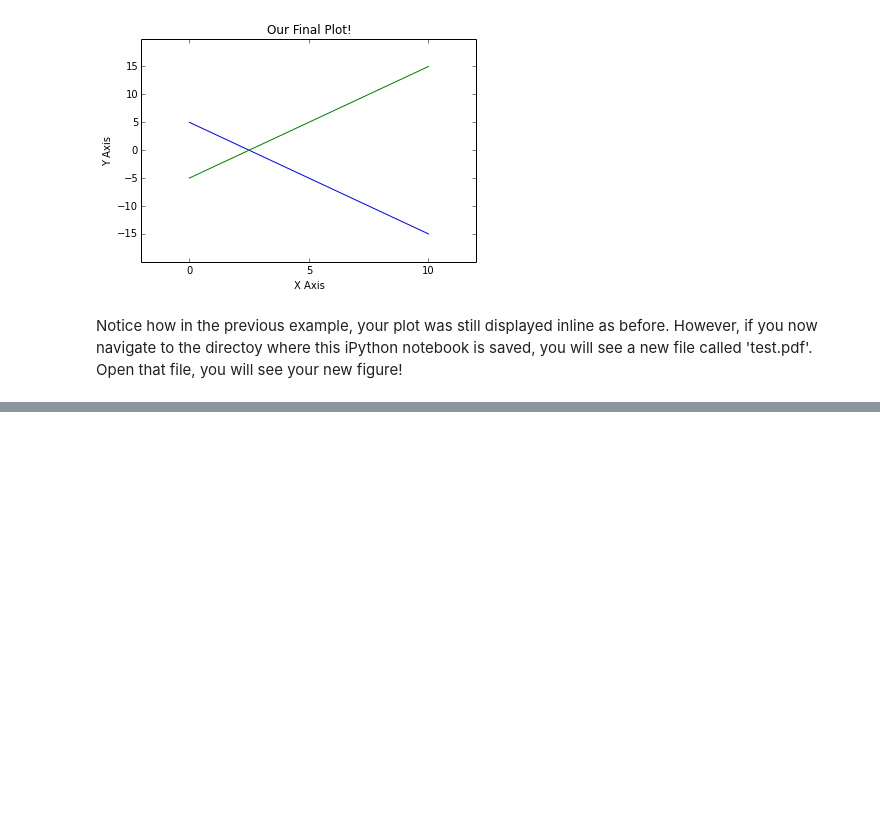
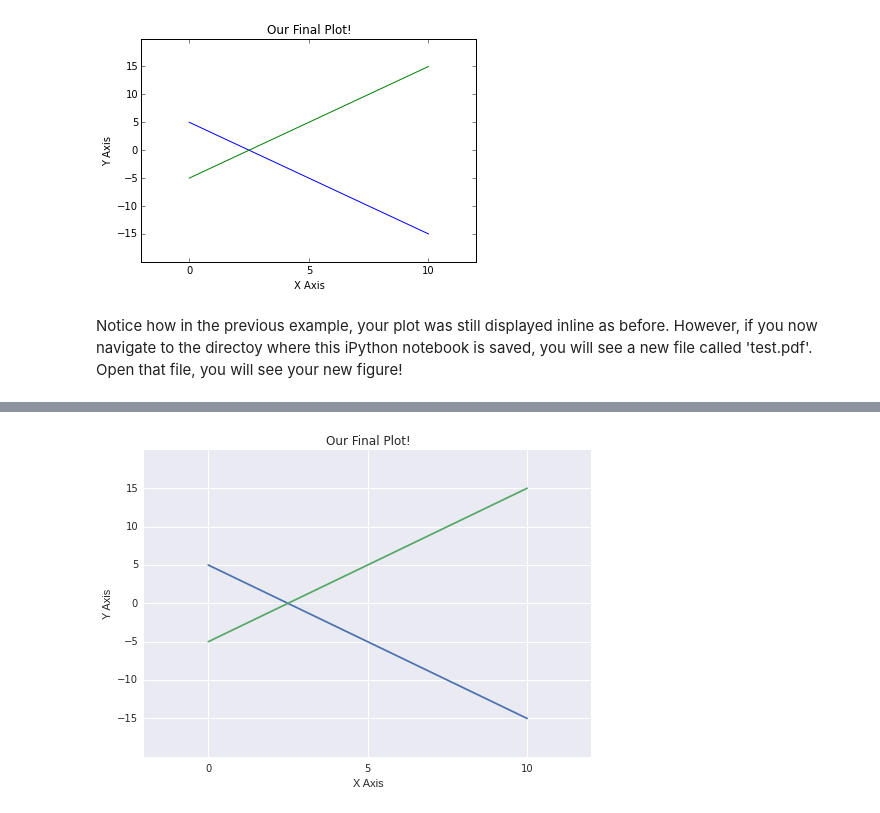
Before and after one commit to lcdm-uiuc/info490-fa15, a Jupyter notebook: Week7/notebooks/info490w7l2.ipynb, the cells around one changed output, grey strips where cells are left out. Drawn from its saved outputs; the diff is of its cells as text; code cells hidden in the pictures; blank space fills up the shorter version.

```diff
--- a/Week7/notebooks/info490w7l2.ipynb
+++ b/Week7/notebooks/info490w7l2.ipynb
@@ -282,0 +321,50 @@ Notice how in the previous example, your plot was still displayed inline as befo
+# %%
+# Start using the Seaborn library. Note that this will remain in effect in your
+# IPython Notebook until the Kernel is restarted or you issue an reset() call.
+
+import seaborn as sns
+
+sns.set()
+# %%
+# Repeat this plot, but now with Seaborn default style
+
+# First we need to import matplotlib and numpy
+import matplotlib.pyplot as plt
+import numpy as np
+
+# Now we create our figure and axes for the plot we will make.
+fig, ax = plt.subplots()
+
+# Now we generate something to plot. In this case, we will plot a straight line.
+# You can change the constants: m and b, in the equation below to get a different plot.
+
+m = -2
+b = 5
+x1 = np.linspace(0,10)
+y1 = m * x1 + b
+
+x2 = x1
+y2 = -1 * y1
+
+# we can either plot each set of data separately as shown, or plot them all at
+# once by calling ax.plot(x1, y1, x2, y2)
+
+ax.plot(x1, y1)
+ax.plot(x2, y2)
+
+# Set our axis labels
+ax.set_xlabel("X Axis")
+ax.set_ylabel("Y Axis")
+
+# Change the axis limits displayed in our plot
+ax.set_xlim(-2, 12)
+ax.set_ylim(-20, 20)
+
+# Change the ticks on each axis and the corresponding numerical values that are displayed
+ax.set_xticks(np.arange(0, 15, 5))
+ax.set_yticks(np.arange(-15, 20, 5))
+
+ax.set_title("Our Final Plot!")
+plt.show()
+# %% [output]
+[figure, added]
```
Also changed, not shown: parts of 5 cells of this notebook, 2 other files.
